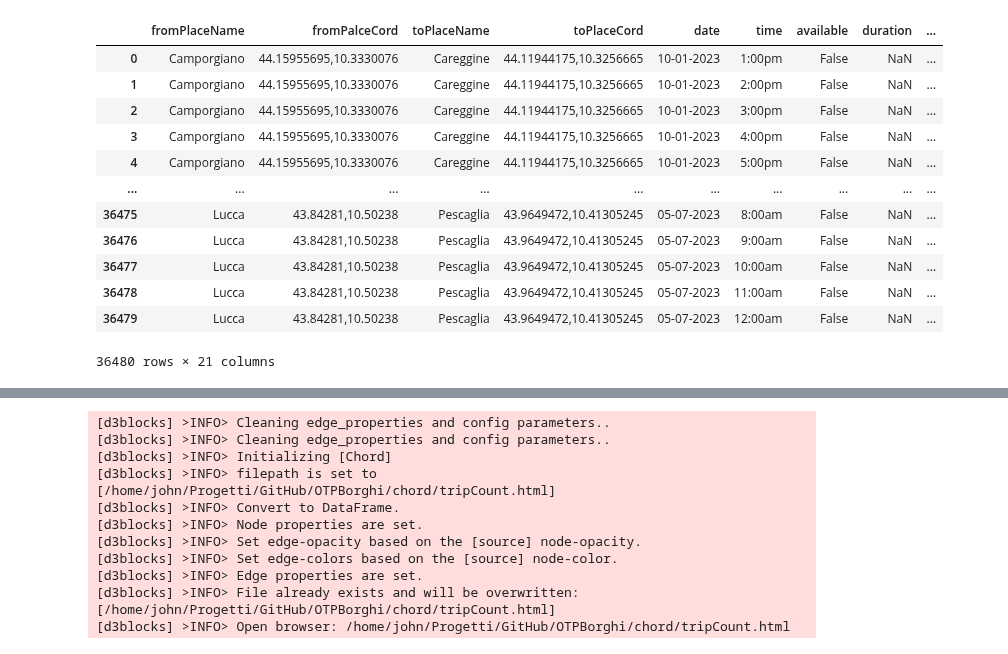
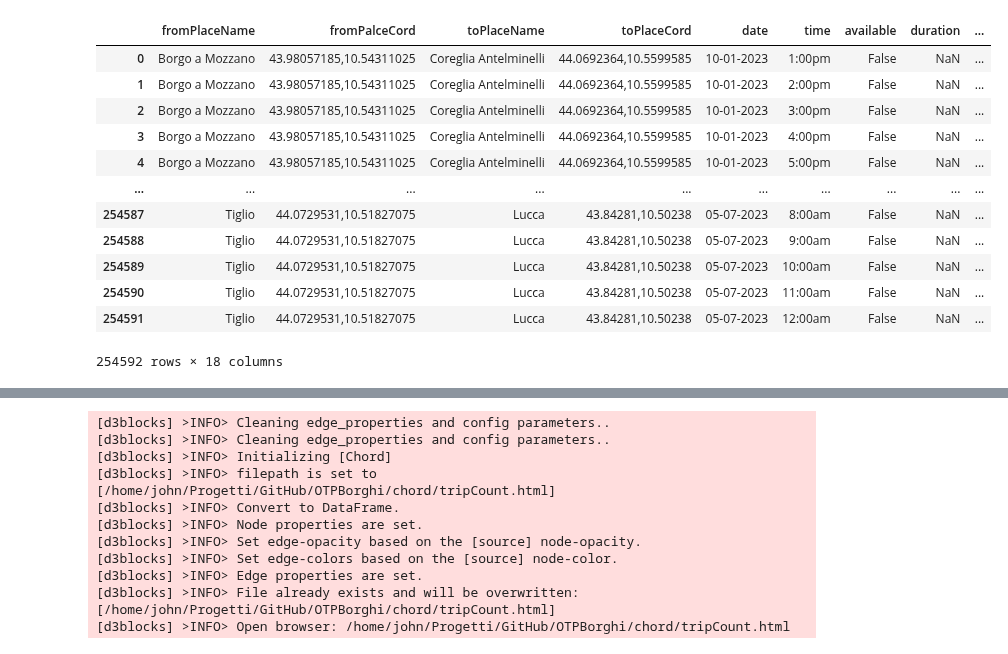
Before and after one commit to bianchi-john/OTPBorghi, a Jupyter notebook: plotter.ipynb, the cells around one changed output, grey strips where cells are left out. Saved outputs shown, nothing was run; the diff lists cells and outputs as text; code cells hidden in the pictures.

```diff
--- a/plotter.ipynb
+++ b/plotter.ipynb
@@ -24,23 +24,11 @@ hv.output(size=200)
 # Leggo il file di shapes
 comuni_shape = gpd.read_file('shapes/Com01012021_g_WGS84.shp',encoding='utf-8')[['COMUNE','geometry']]
 
-# E quello dei tempi
-df = pd.read_csv('datasetGenerator/output/routes.csv')
-df
+# Leggo il file con i tempi per solo comuni
+comuni = pd.read_csv('Datasets/comuni.csv')
+
+# Leggo il file con i tempi per comuni e frazioni
+comuniFrazioni = pd.read_csv('Datasets/comuniFrazioni.csv')
-# %% [output]
-|  | fromPlaceName | fromPalceCord | toPlaceName | toPlaceCord | date | time | available | duration | ... |
-| 0 | Camporgiano | 44.15955695,10.3330076 | Careggine | 44.11944175,10.3256665 | 10-01-2023 | 1:00pm | False | NaN | ... |
-| 1 | Camporgiano | 44.15955695,10.3330076 | Careggine | 44.11944175,10.3256665 | 10-01-2023 | 2:00pm | False | NaN | ... |
-| 2 | Camporgiano | 44.15955695,10.3330076 | Careggine | 44.11944175,10.3256665 | 10-01-2023 | 3:00pm | False | NaN | ... |
-| 3 | Camporgiano | 44.15955695,10.3330076 | Careggine | 44.11944175,10.3256665 | 10-01-2023 | 4:00pm | False | NaN | ... |
-| 4 | Camporgiano | 44.15955695,10.3330076 | Careggine | 44.11944175,10.3256665 | 10-01-2023 | 5:00pm | False | NaN | ... |
-| ... | ... | ... | ... | ... | ... | ... | ... | ... | ... |
-| 36475 | Lucca | 43.84281,10.50238 | Pescaglia | 43.9649472,10.41305245 | 05-07-2023 | 8:00am | False | NaN | ... |
-| 36476 | Lucca | 43.84281,10.50238 | Pescaglia | 43.9649472,10.41305245 | 05-07-2023 | 9:00am | False | NaN | ... |
-| 36477 | Lucca | 43.84281,10.50238 | Pescaglia | 43.9649472,10.41305245 | 05-07-2023 | 10:00am | False | NaN | ... |
-| 36478 | Lucca | 43.84281,10.50238 | Pescaglia | 43.9649472,10.41305245 | 05-07-2023 | 11:00am | False | NaN | ... |
-| 36479 | Lucca | 43.84281,10.50238 | Pescaglia | 43.9649472,10.41305245 | 05-07-2023 | 12:00am | False | NaN | ... |
-36480 rows × 21 columns
 # %%
 # Creare una lista di corrispondenze tra coordinate originali e nuove coordinate per visualizzare meglio i luoghi nella mappa
 coordinate_corrispondenti = {
@@ -65,6 +53,22 @@ coordinate_corrispondenti = {
     '43.9649472,10.41305245': '43.960215,10.388775',
     '43.84281,10.50238': '43.84281,10.50238',
 }
+# %%
+comuniFrazioni
+# %% [output]
+|  | fromPlaceName | fromPalceCord | toPlaceName | toPlaceCord | date | time | available | duration | ... |
+| 0 | Borgo a Mozzano | 43.98057185,10.54311025 | Coreglia Antelminelli | 44.0692364,10.5599585 | 10-01-2023 | 1:00pm | False | NaN | ... |
+| 1 | Borgo a Mozzano | 43.98057185,10.54311025 | Coreglia Antelminelli | 44.0692364,10.5599585 | 10-01-2023 | 2:00pm | False | NaN | ... |
+| 2 | Borgo a Mozzano | 43.98057185,10.54311025 | Coreglia Antelminelli | 44.0692364,10.5599585 | 10-01-2023 | 3:00pm | False | NaN | ... |
+| 3 | Borgo a Mozzano | 43.98057185,10.54311025 | Coreglia Antelminelli | 44.0692364,10.5599585 | 10-01-2023 | 4:00pm | False | NaN | ... |
+| 4 | Borgo a Mozzano | 43.98057185,10.54311025 | Coreglia Antelminelli | 44.0692364,10.5599585 | 10-01-2023 | 5:00pm | False | NaN | ... |
+| ... | ... | ... | ... | ... | ... | ... | ... | ... | ... |
+| 254587 | Tiglio | 44.0729531,10.51827075 | Lucca | 43.84281,10.50238 | 05-07-2023 | 8:00am | False | NaN | ... |
+| 254588 | Tiglio | 44.0729531,10.51827075 | Lucca | 43.84281,10.50238 | 05-07-2023 | 9:00am | False | NaN | ... |
+| 254589 | Tiglio | 44.0729531,10.51827075 | Lucca | 43.84281,10.50238 | 05-07-2023 | 10:00am | False | NaN | ... |
+| 254590 | Tiglio | 44.0729531,10.51827075 | Lucca | 43.84281,10.50238 | 05-07-2023 | 11:00am | False | NaN | ... |
+| 254591 | Tiglio | 44.0729531,10.51827075 | Lucca | 43.84281,10.50238 | 05-07-2023 | 12:00am | False | NaN | ... |
+254592 rows × 18 columns
 # %%
 def plotDataset(df_routes, df_shapes, city, date, time):
 
```
Also changed, not shown: parts of 12 cells of this notebook, 14 other files.
